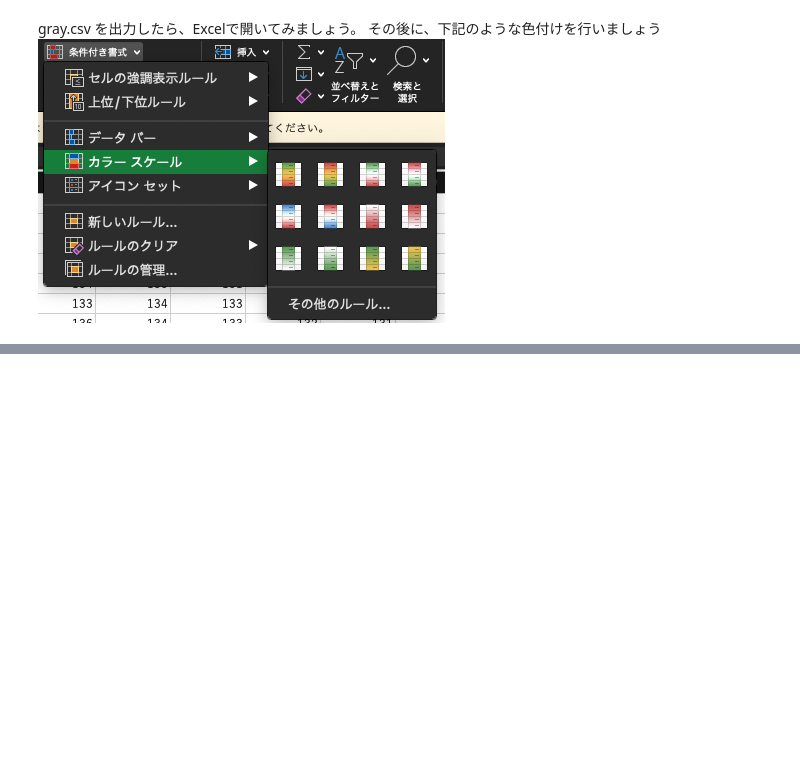
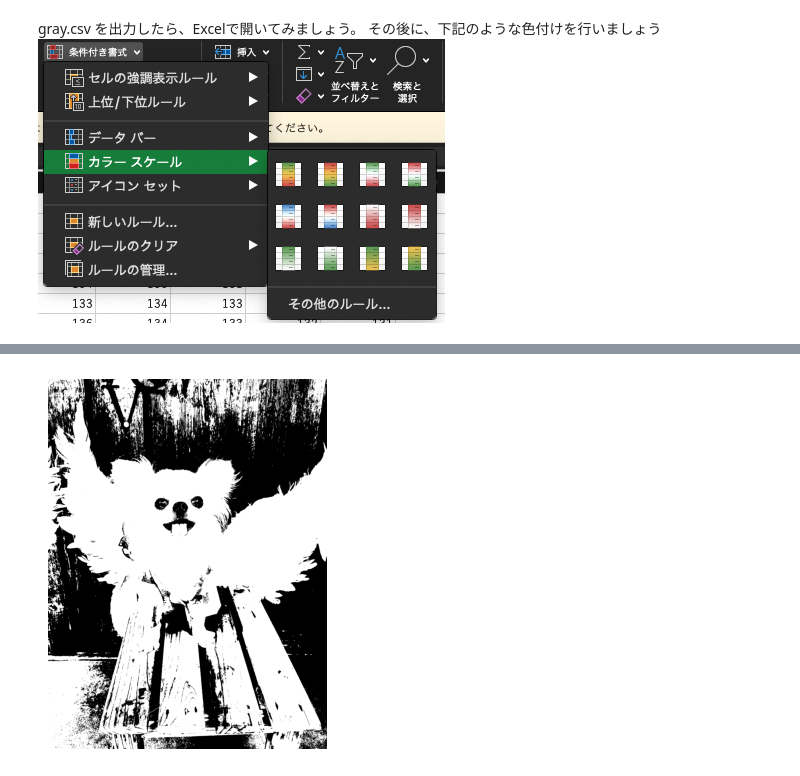
Before and after one commit to oyo-k/KGU-Python-Programming, a Jupyter notebook: src/gazo_practice/s1.ipynb, the cells around one changed output, grey strips where cells are left out. Saved outputs shown, nothing was run; the diff lists cells and outputs as text; code cells hidden in the pictures; blank space fills up the shorter version.

```diff
--- a/src/gazo_practice/s1.ipynb
+++ b/src/gazo_practice/s1.ipynb
@@ -258,0 +298,15 @@ gray.csv を出力したら、Excelで開いてみましょう。
+# %%
+# 2値化処理
+## OpenCVを使って画像をグレースケールに変換し、2値化処理を行います。
+gray = cv2.cvtColor(img, cv2.COLOR_BGR2GRAY)
+## グレースケール画像を二値化するための処理です。
+_, binary = cv2.threshold(gray, 100, 255, cv2.THRESH_BINARY)
+#### 100 はしきい値で、100以下の値は0（黒）に、100より大きい値は255（白）に変換されます。
+#### 100 の値を変更してみましょう。
+## 画像を表示するための処理です。
+
+plt.imshow(binary, cmap='gray')
+plt.axis('off')
+plt.show()
+# %% [output]
+[figure, added]
```
Also changed, not shown: parts of 17 cells of this notebook, 3 other files.
